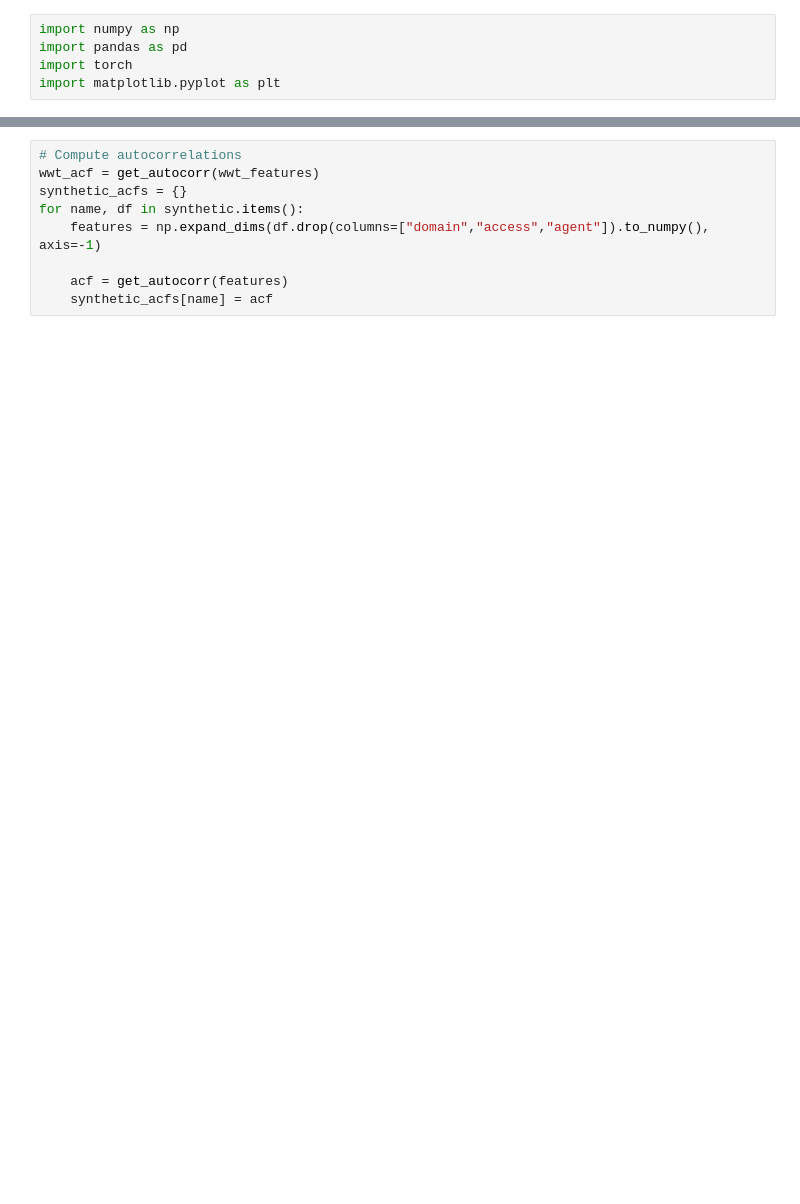
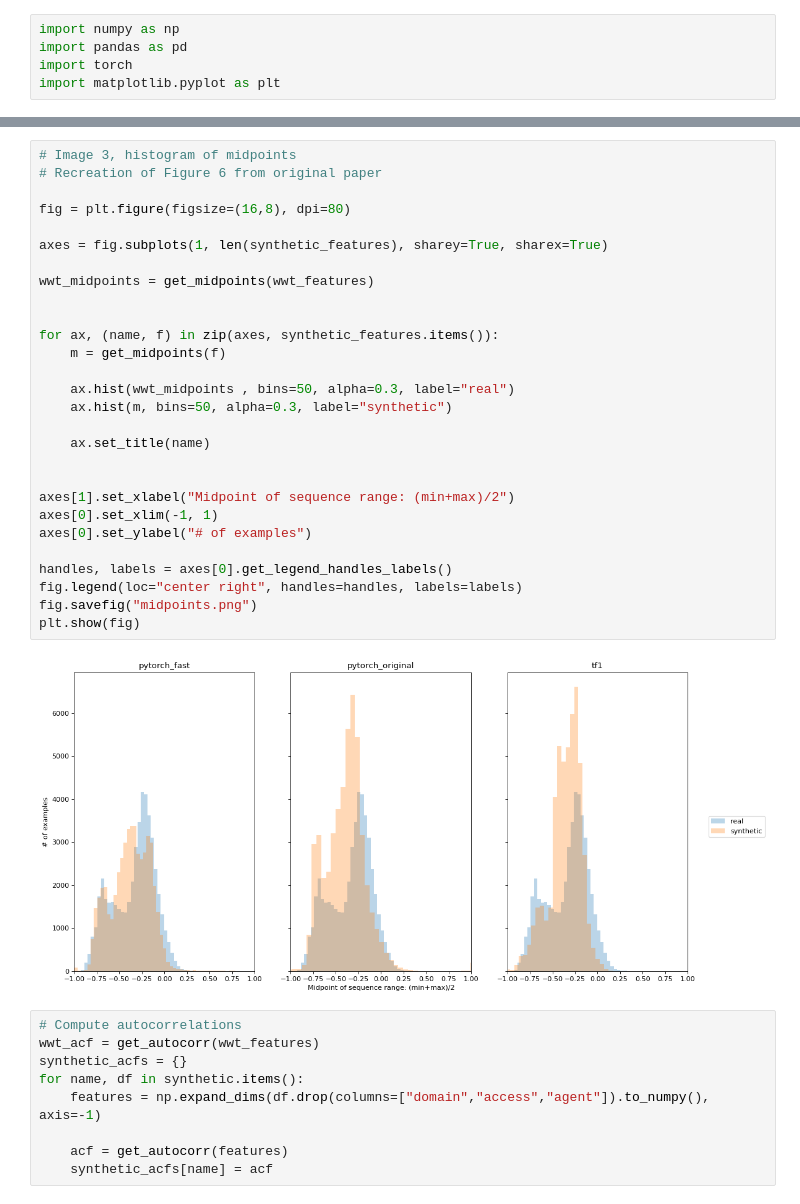
Before and after one commit to gretelai/public_research, a Jupyter notebook: oss_doppelganger/analysis.ipynb, the cells around one changed output, grey strips where cells are left out. Saved outputs shown, nothing was run; the diff lists cells and outputs as text; blank space fills up the shorter version.

```diff
--- a/oss_doppelganger/analysis.ipynb
+++ b/oss_doppelganger/analysis.ipynb
@@ -139,3 +177,33 @@ for index, attribute_name in enumerate(WWT_ATTRIBUTE_NAMES):
+# %%
+# Image 3, histogram of midpoints
+# Recreation of Figure 6 from original paper
+
+fig = plt.figure(figsize=(16,8), dpi=80)
+
+axes = fig.subplots(1, len(synthetic_features), sharey=True, sharex=True)
+
+wwt_midpoints = get_midpoints(wwt_features)
+
+
+for ax, (name, f) in zip(axes, synthetic_features.items()):
+    m = get_midpoints(f)
+
+    ax.hist(wwt_midpoints , bins=50, alpha=0.3, label="real")
+    ax.hist(m, bins=50, alpha=0.3, label="synthetic")
+
+    ax.set_title(name)
+
+
+axes[1].set_xlabel("Midpoint of sequence range: (min+max)/2")
+axes[0].set_xlim(-1, 1)
+axes[0].set_ylabel("# of examples")
+
+handles, labels = axes[0].get_legend_handles_labels()
+fig.legend(loc="center right", handles=handles, labels=labels)
+fig.savefig("midpoints.png")
+plt.show(fig)
+# %% [output]
+[figure, new version]
 # %%
 # Compute autocorrelations
 wwt_acf = get_autocorr(wwt_features)
```
Also changed, not shown: parts of 12 cells of this notebook.
